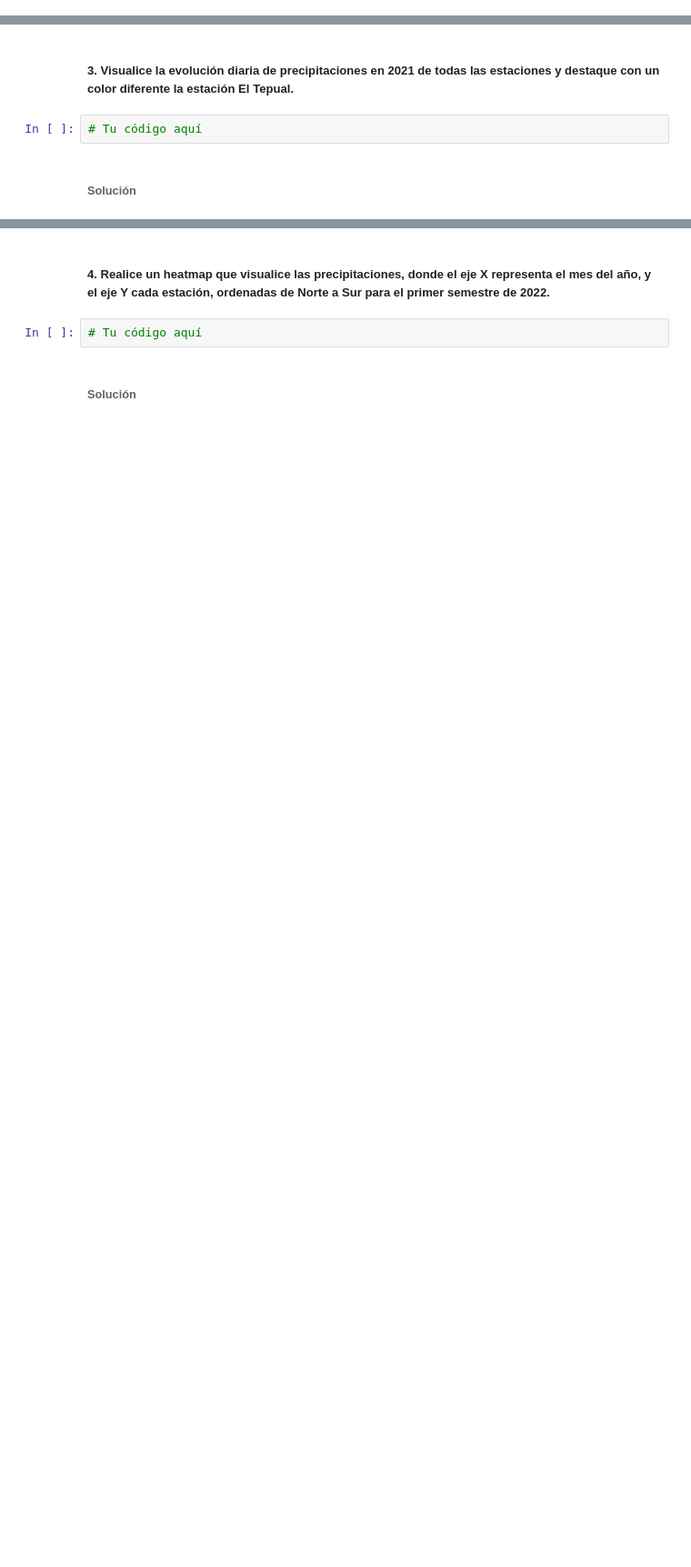
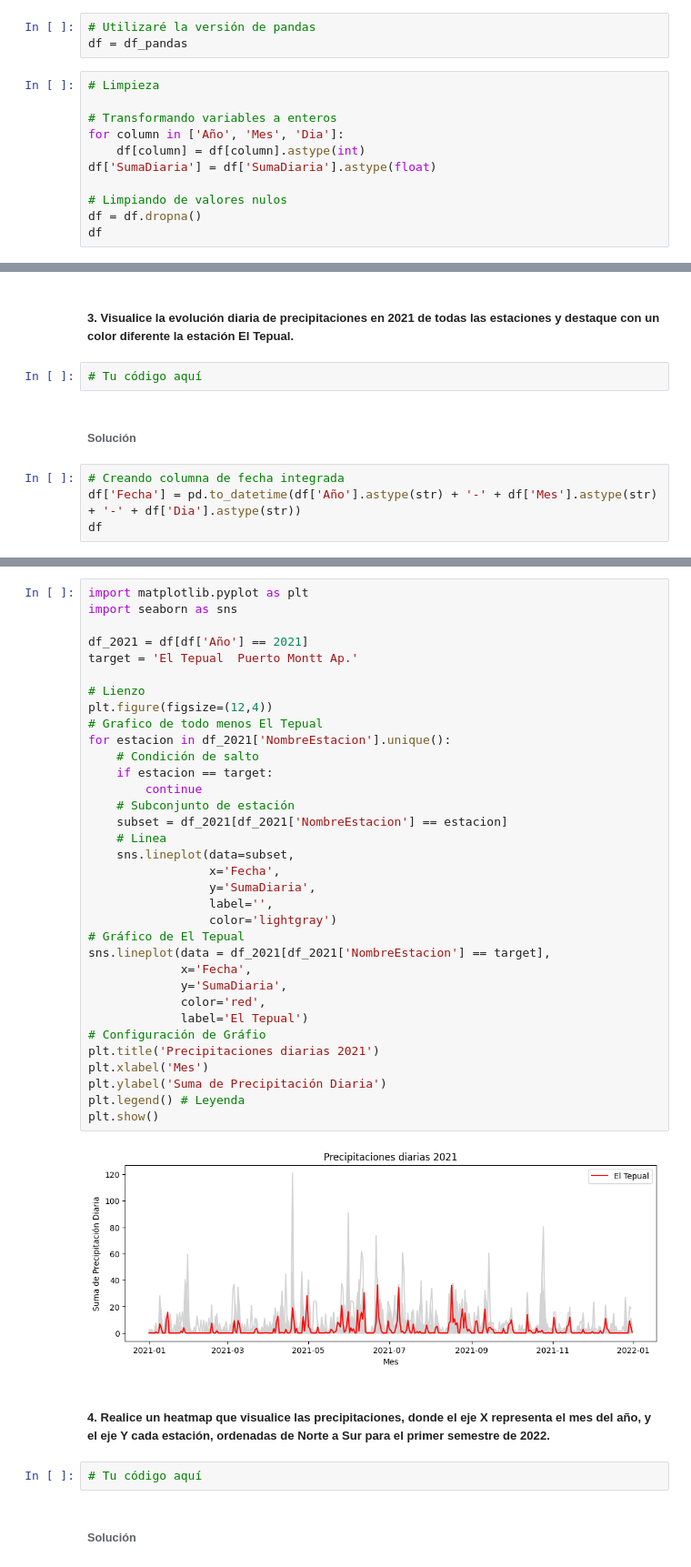
Before and after one commit to GabrielBurgosS/Data-Visualization-2025, a Jupyter notebook: Ayudantía 5 - Visualización II.ipynb, the cells around one changed output, grey strips where cells are left out. Shown: that part at 91% size. Cells and saved outputs as stored; diff of their text form; blank space fills up the shorter version.

```diff
--- a/Ayudantía 5 - Visualización II.ipynb
+++ b/Ayudantía 5 - Visualización II.ipynb
@@ -30,0 +164,14 @@ __Este workshop se enfoca en la creación de visualizaciones relevantes utilizan
+# %%
+# Utilizaré la versión de pandas
+df = df_pandas
+# %%
+# Limpieza
+
+# Transformando variables a enteros
+for column in ['Año', 'Mes', 'Dia']:
+    df[column] = df[column].astype(int)
+df['SumaDiaria'] = df['SumaDiaria'].astype(float)
+
+# Limpiando de valores nulos
+df = df.dropna()
+df
@@ -34,3 +195,7 @@ __Este workshop se enfoca en la creación de visualizaciones relevantes utilizan
 # Tu código aquí
 # %% [markdown]
 ###### Solución
+# %%
+# Creando columna de fecha integrada
+df['Fecha'] = pd.to_datetime(df['Año'].astype(str) + '-' + df['Mes'].astype(str) + '-' + df['Dia'].astype(str))
+df
@@ -37,3 +257,39 @@ __Este workshop se enfoca en la creación de visualizaciones relevantes utilizan
+# %%
+import matplotlib.pyplot as plt
+import seaborn as sns
+
+df_2021 = df[df['Año'] == 2021]
+target = 'El Tepual  Puerto Montt Ap.'
+
+# Lienzo
+plt.figure(figsize=(12,4))
+# Grafico de todo menos El Tepual
+for estacion in df_2021['NombreEstacion'].unique():
+	# Condición de salto
+	if estacion == target:
+		continue
+	# Subconjunto de estación
+	subset = df_2021[df_2021['NombreEstacion'] == estacion]
+	# Linea
+	sns.lineplot(data=subset,
+				 x='Fecha',
+			     y='SumaDiaria',
+				 label='',
+				 color='lightgray')
+# Gráfico de El Tepual
+sns.lineplot(data = df_2021[df_2021['NombreEstacion'] == target],
+			 x='Fecha',
+			 y='SumaDiaria',
+			 color='red',
+			 label='El Tepual')
+# Configuración de Gráfio
+plt.title('Precipitaciones diarias 2021')
+plt.xlabel('Mes')
+plt.ylabel('Suma de Precipitación Diaria')
+plt.legend() # Leyenda
+plt.show()
+# %% [output]
+[figure, added]
 # %% [markdown]
 ##### 4. Realice un heatmap que visualice las precipitaciones, donde el eje X representa el mes del año, y el eje Y cada estación, ordenadas de Norte a Sur para el primer semestre de 2022.
 # %%
```
Also changed, not shown: parts of 26 cells of this notebook.
